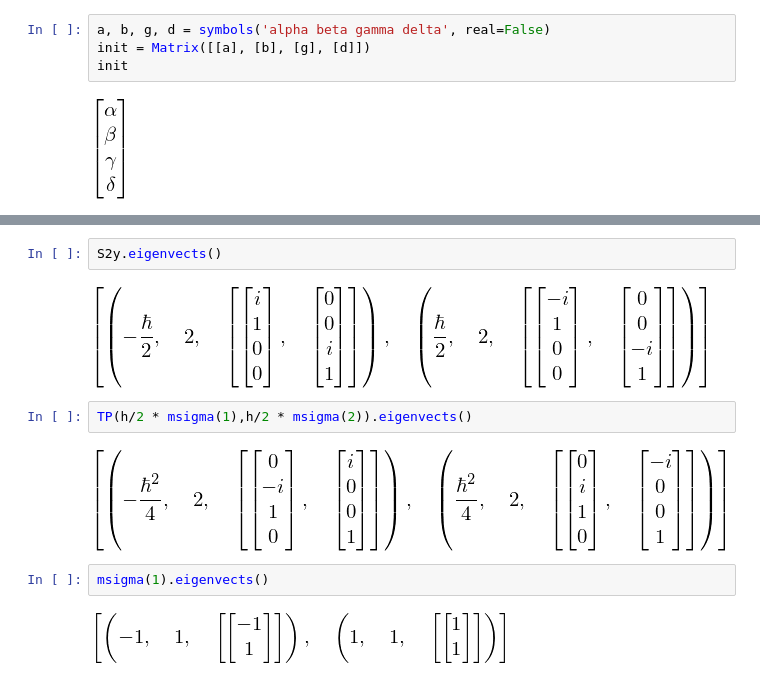
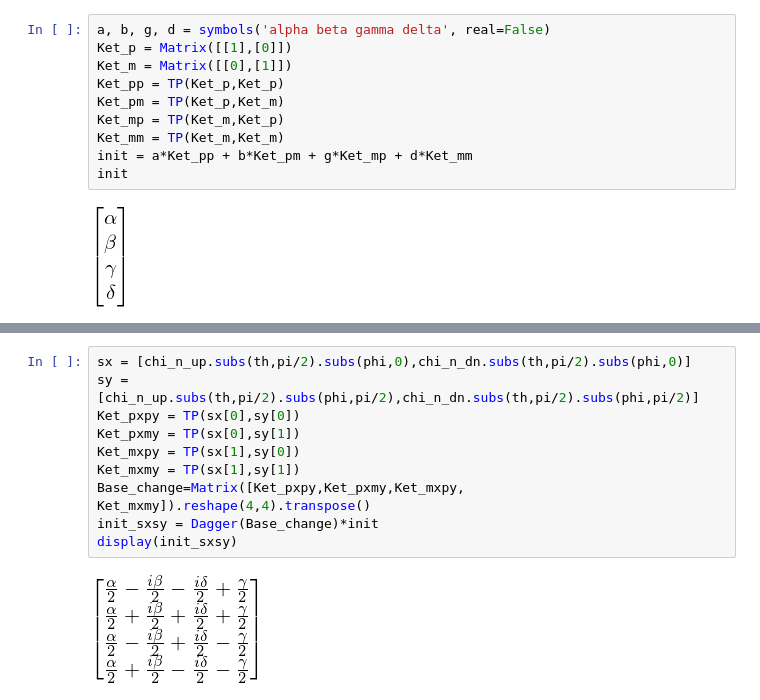
Before and after one commit to dforero0896/Mecanica_Cuantica1_201810, a Jupyter notebook: Sol_HW_10.ipynb, the cells around one changed output, grey strips where cells are left out. Cells and saved outputs as stored; diff of their text form.

```diff
--- a/Sol_HW_10.ipynb
+++ b/Sol_HW_10.ipynb
@@ -89,6 +91,12 @@ S1y*Matrix([[-1], [1], [I], [1]])
 # %%
 a, b, g, d = symbols('alpha beta gamma delta', real=False)
-init = Matrix([[a], [b], [g], [d]])
+Ket_p = Matrix([[1],[0]])
+Ket_m = Matrix([[0],[1]])
+Ket_pp = TP(Ket_p,Ket_p)
+Ket_pm = TP(Ket_p,Ket_m)
+Ket_mp = TP(Ket_m,Ket_p)
+Ket_mm = TP(Ket_m,Ket_m)
+init = a*Ket_pp + b*Ket_pm + g*Ket_mp + d*Ket_mm
 init
 # %% [output]
 [figure]
@@ -206,12 +103,12 @@ display(I*h/2 *new_vecs[0])
-# %%
-S2y.eigenvects()
-# %% [output]
-[figure, removed]
-# %%
-TP(h/2 * msigma(1),h/2 * msigma(2)).eigenvects()
-# %% [output]
-[figure, removed]
-# %%
-msigma(1).eigenvects()
-# %% [output]
-[figure, removed]
+# %%
+sx = [chi_n_up.subs(th,pi/2).subs(phi,0),chi_n_dn.subs(th,pi/2).subs(phi,0)]
+sy = [chi_n_up.subs(th,pi/2).subs(phi,pi/2),chi_n_dn.subs(th,pi/2).subs(phi,pi/2)]
+Ket_pxpy = TP(sx[0],sy[0])
+Ket_pxmy = TP(sx[0],sy[1])
+Ket_mxpy = TP(sx[1],sy[0])
+Ket_mxmy = TP(sx[1],sy[1])
+Base_change=Matrix([Ket_pxpy,Ket_pxmy,Ket_mxpy, Ket_mxmy]).reshape(4,4).transpose()
+init_sxsy = Dagger(Base_change)*init
+display(init_sxsy)
+# %% [output]
+[figure, added]
```
Also changed, not shown: parts of 21 cells of this notebook, 9 other files.
